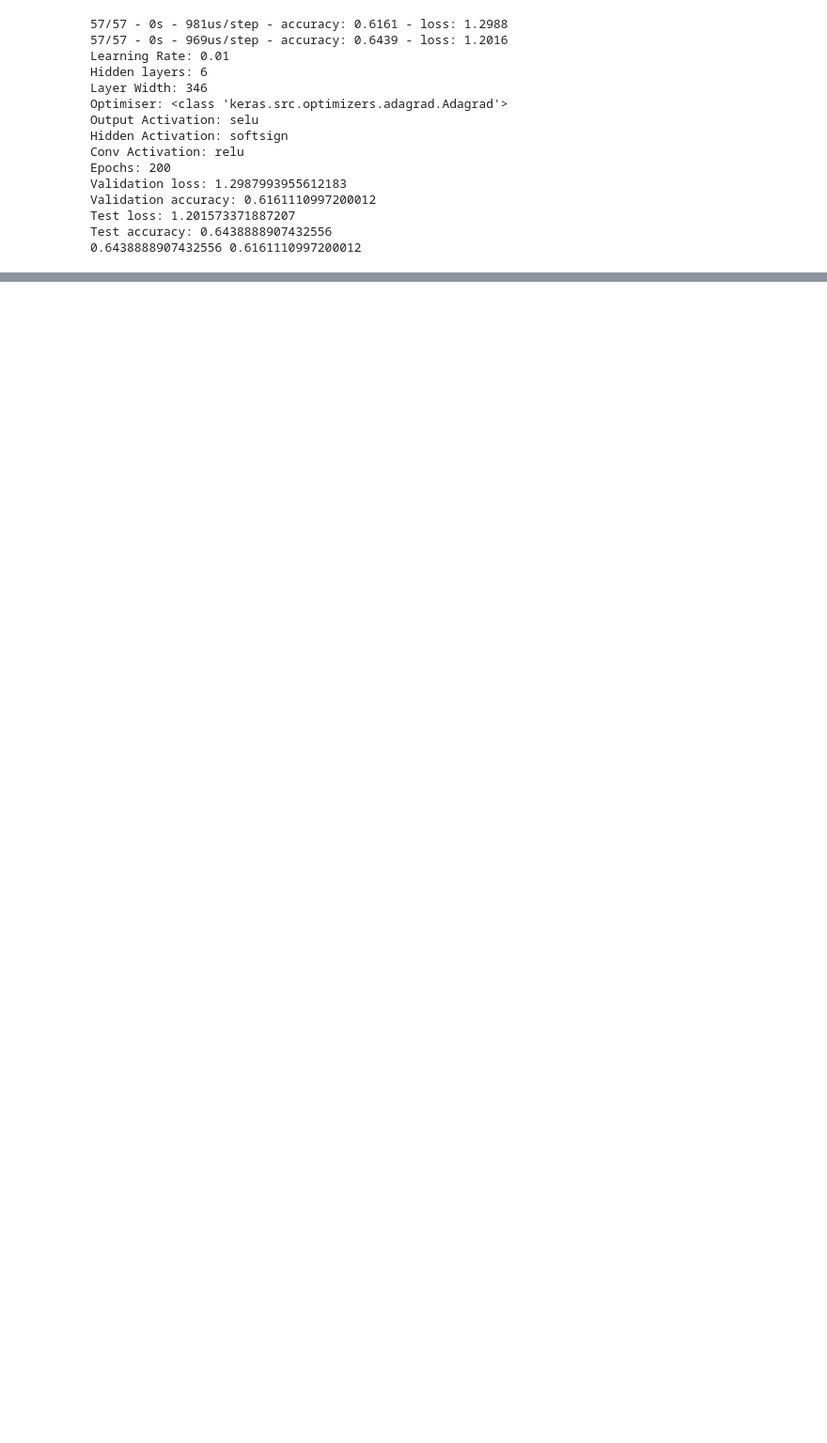
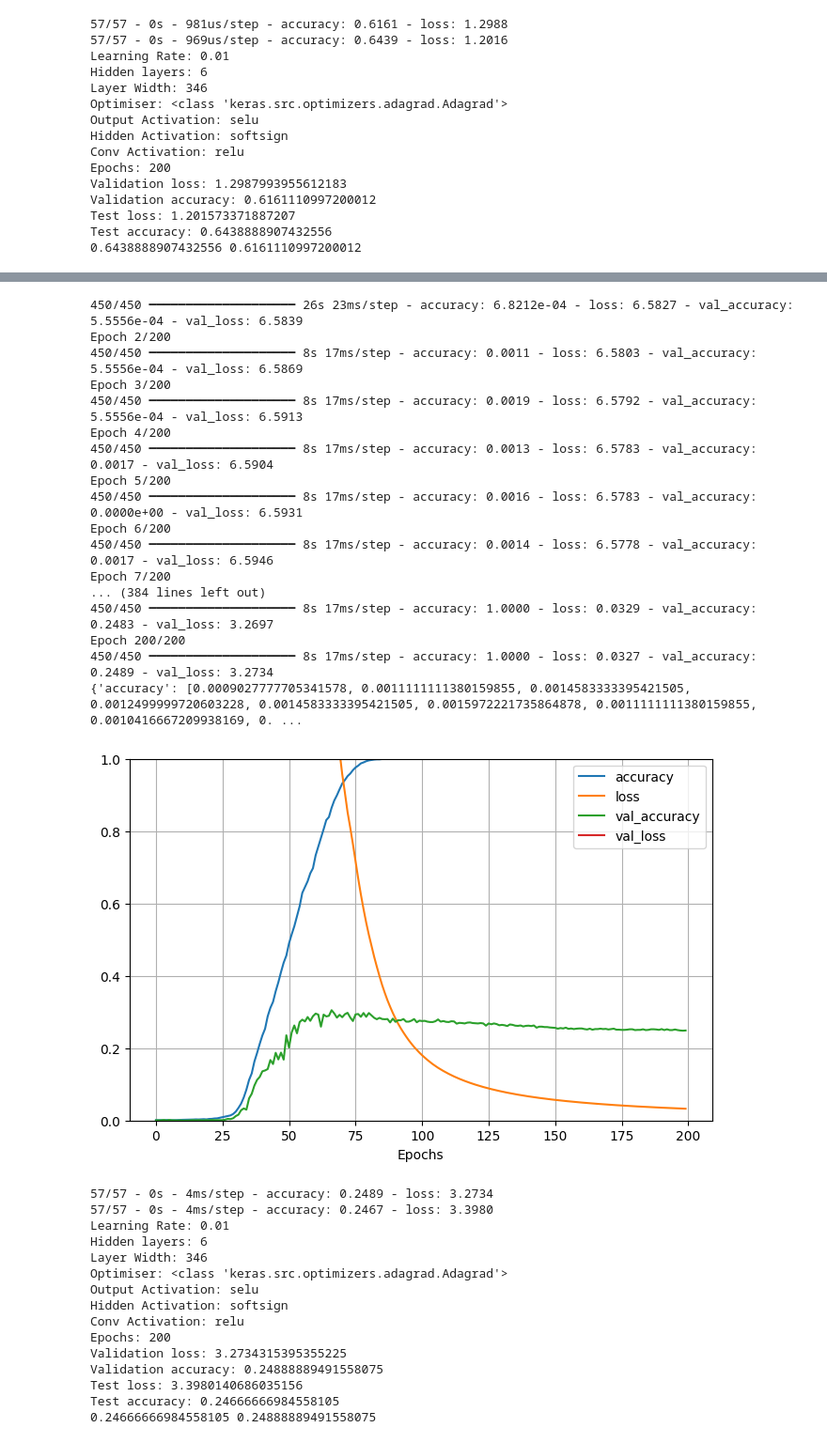
Before and after one commit to Demmenie/itdl, a Jupyter notebook: idl-a1/task_2/task_2a.ipynb, the cells around one changed output, grey strips where cells are left out. Shown at 94% size. Cells and saved outputs as stored; diff of their text form; code cells hidden in the pictures; blank space fills up the shorter version.

```diff
--- a/idl-a1/task_2/task_2a.ipynb
+++ b/idl-a1/task_2/task_2a.ipynb
@@ -181,0 +174,28 @@ Test accuracy: 0.6438888907432556
+# %%
+xSmallClock = np.load("data/150/images.npy")
+ySmallClock = np.load("data/150/labels.npy")
+
+ySmallClock = np.array([int((time[0] * 60) + time[1]) for time in ySmallClock])
+
+xSmallClock = np.reshape(xSmallClock, (-1, 150, 150, 1))
+xSmallClock = xSmallClock / 255.0
+
+xTrain, xTest, yTrain, yTest = train_test_split(xSmallClock,
+                                                ySmallClock,
+                                                test_size=0.2)
+xVal, xTest, yVal, yTest = train_test_split(xTest, yTest, test_size=0.5)
+
+test_acc, val_acc = ClassCNN(xTrain, yTrain, xVal, yVal, xTest, yTest,
+                         learnRate=0.01,
+                         hiddenLayers=6,
+                         layerWidth=346,
+                         outputActivation="selu",
+                         hiddenActivation="softsign",
+                         convActivation="relu",
+                         epochs=200,
+                         optimiser=keras.optimizers.Adagrad,
+                         inputShape=(150, 150, 1),
+                         outputShape=720)
+
+print(test_acc, val_acc)
+# %% [output]
@@ -181,0 +221,33 @@ Test accuracy: 0.6438888907432556
+450/450 ━━━━━━━━━━━━━━━━━━━━ 26s 23ms/step - accuracy: 6.8212e-04 - loss: 6.5827 - val_accuracy: 5.5556e-04 - val_loss: 6.5839
+Epoch 2/200
+450/450 ━━━━━━━━━━━━━━━━━━━━ 8s 17ms/step - accuracy: 0.0011 - loss: 6.5803 - val_accuracy: 5.5556e-04 - val_loss: 6.5869
+Epoch 3/200
+450/450 ━━━━━━━━━━━━━━━━━━━━ 8s 17ms/step - accuracy: 0.0019 - loss: 6.5792 - val_accuracy: 5.5556e-04 - val_loss: 6.5913
+Epoch 4/200
+450/450 ━━━━━━━━━━━━━━━━━━━━ 8s 17ms/step - accuracy: 0.0013 - loss: 6.5783 - val_accuracy: 0.0017 - val_loss: 6.5904
+Epoch 5/200
+450/450 ━━━━━━━━━━━━━━━━━━━━ 8s 17ms/step - accuracy: 0.0016 - loss: 6.5783 - val_accuracy: 0.0000e+00 - val_loss: 6.5931
+Epoch 6/200
+450/450 ━━━━━━━━━━━━━━━━━━━━ 8s 17ms/step - accuracy: 0.0014 - loss: 6.5778 - val_accuracy: 0.0017 - val_loss: 6.5946
+Epoch 7/200
+... (384 lines left out)
+450/450 ━━━━━━━━━━━━━━━━━━━━ 8s 17ms/step - accuracy: 1.0000 - loss: 0.0329 - val_accuracy: 0.2483 - val_loss: 3.2697
+Epoch 200/200
+450/450 ━━━━━━━━━━━━━━━━━━━━ 8s 17ms/step - accuracy: 1.0000 - loss: 0.0327 - val_accuracy: 0.2489 - val_loss: 3.2734
+{'accuracy': [0.0009027777705341578, 0.0011111111380159855, 0.0014583333395421505, 0.0012499999720603228, 0.0014583333395421505, 0.0015972221735864878, 0.0011111111380159855, 0.0010416667209938169, 0. ...
+[figure, added]
+57/57 - 0s - 4ms/step - accuracy: 0.2489 - loss: 3.2734
+57/57 - 0s - 4ms/step - accuracy: 0.2467 - loss: 3.3980
+Learning Rate: 0.01
+Hidden layers: 6
+Layer Width: 346
+Optimiser: <class 'keras.src.optimizers.adagrad.Adagrad'>
+Output Activation: selu
+Hidden Activation: softsign
+Conv Activation: relu
+Epochs: 200
+Validation loss: 3.2734315395355225
+Validation accuracy: 0.24888889491558075
+Test loss: 3.3980140686035156
+Test accuracy: 0.24666666984558105
+0.24666666984558105 0.24888889491558075
```
Also changed, not shown: parts of 4 cells of this notebook.
